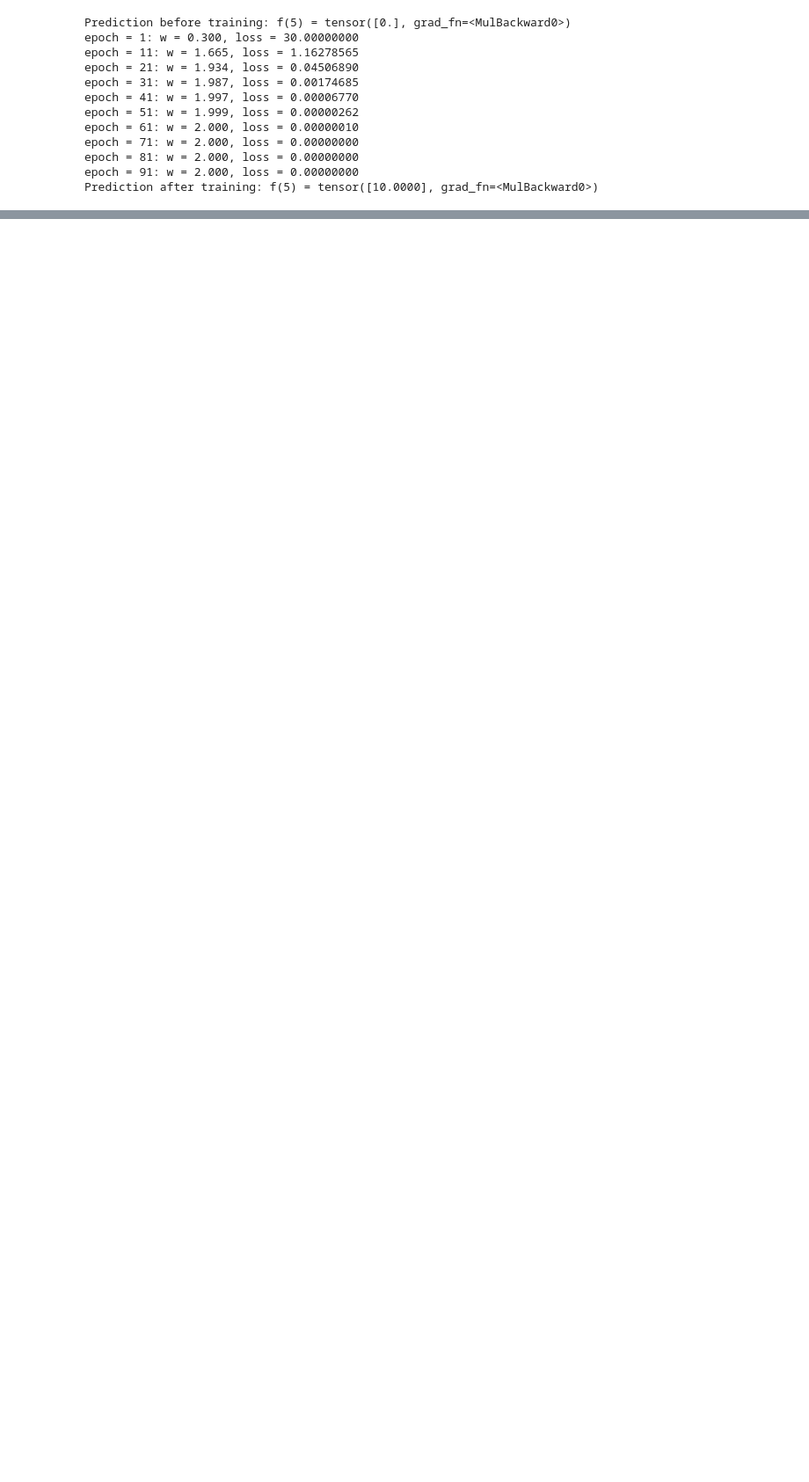
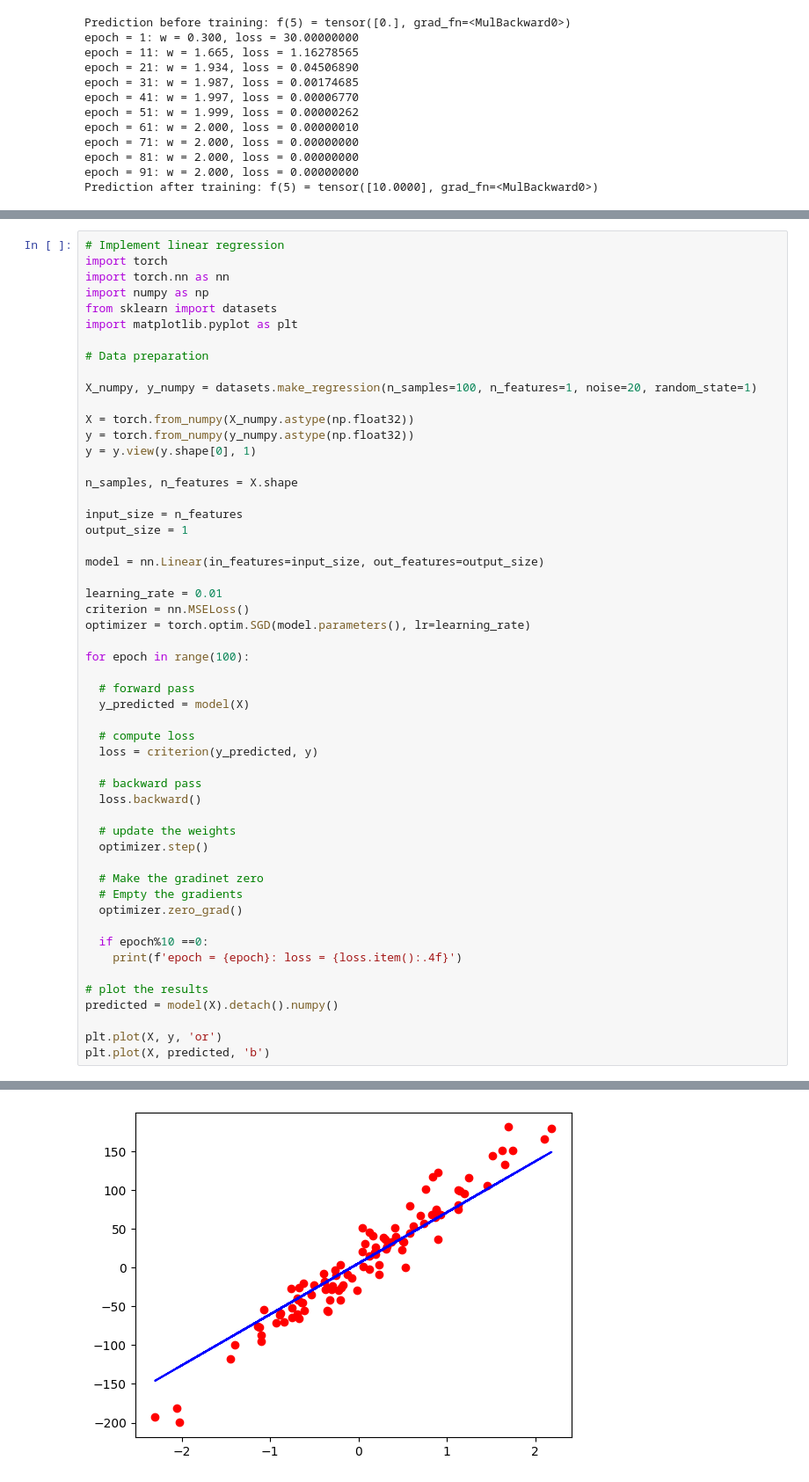
Before and after one commit to ac5589/Pytorch-tutorial-Youtube, a Jupyter notebook: Pytorch_tutorial.ipynb, the cells around one changed output, grey strips where cells are left out. Shown at 88% size. Cells and saved outputs as stored; diff of their text form; blank space fills up the shorter version.

```diff
--- a/Pytorch_tutorial.ipynb
+++ b/Pytorch_tutorial.ipynb
@@ -311,3 +311,57 @@ epoch = 201: w = 1.736, loss = 0.09616296
 epoch = 301: w = 1.779, loss = 0.06702375
 epoch = 401: w = 1.823, loss = 0.04319249
 Prediction after training: f(5) = 9.704158782958984
+# %%
+# Implement linear regression
+import torch
+import torch.nn as nn
+import numpy as np
+from sklearn import datasets
+import matplotlib.pyplot as plt
+
+# Data preparation
+
+X_numpy, y_numpy = datasets.make_regression(n_samples=100, n_features=1, noise=20, random_state=1)
+
+X = torch.from_numpy(X_numpy.astype(np.float32))
+y = torch.from_numpy(y_numpy.astype(np.float32))
+y = y.view(y.shape[0], 1)
+
+n_samples, n_features = X.shape
+
+input_size = n_features
+output_size = 1
+
+model = nn.Linear(in_features=input_size, out_features=output_size)
+
+learning_rate = 0.01
+criterion = nn.MSELoss()
+optimizer = torch.optim.SGD(model.parameters(), lr=learning_rate)
+
+for epoch in range(100):
+
+  # forward pass
+  y_predicted = model(X)
+
+  # compute loss
+  loss = criterion(y_predicted, y)
+
+  # backward pass
+  loss.backward()
+
+  # update the weights
+  optimizer.step()
+
+  # Make the gradinet zero
+  # Empty the gradients
+  optimizer.zero_grad()
+
+  if epoch%10 ==0:
+    print(f'epoch = {epoch}: loss = {loss.item():.4f}')
+
+# plot the results
+predicted = model(X).detach().numpy()
+
+plt.plot(X, y, 'or')
+plt.plot(X, predicted, 'b')
+# %% [output]
@@ -313,0 +379 @@ Prediction after training: f(5) = 9.704158782958984
+[figure, added]
```
Also changed, not shown: parts of 3 cells of this notebook.
